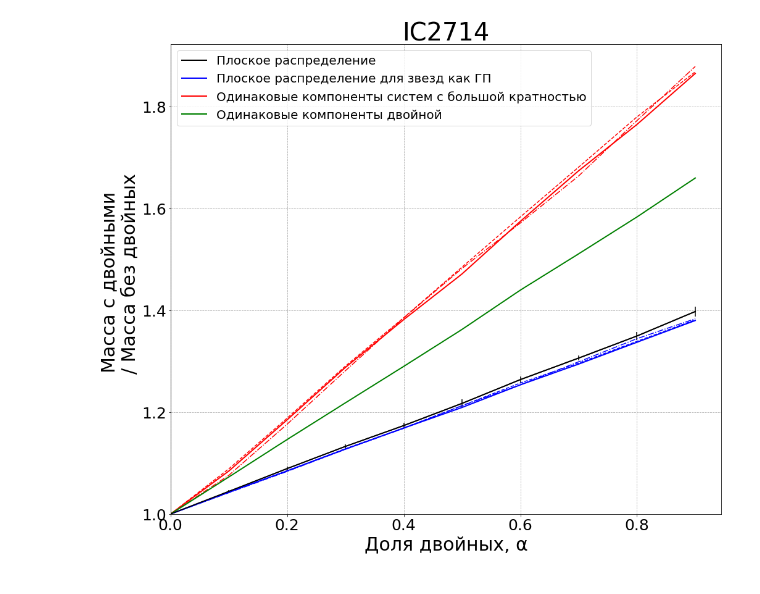
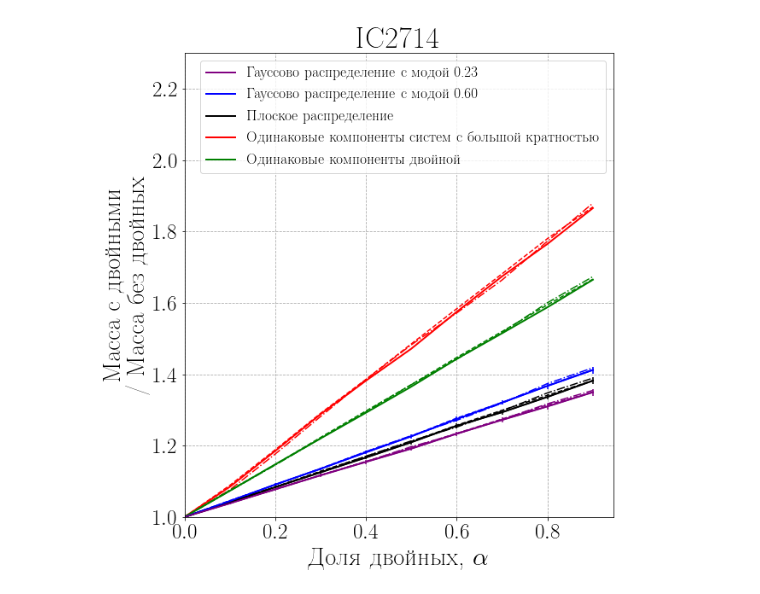
Before and after one commit to olgaborodina/Unresolved_stars_in_clusters, a Jupyter notebook: ClusterMass_graph.ipynb, the cells around one changed output. Drawn from its saved outputs; the diff is of its cells as text; code cells hidden in the pictures.

```diff
--- a/ClusterMass_graph.ipynb
+++ b/ClusterMass_graph.ipynb
@@ -1 +5,6 @@
+# %%
+cluster = 'IC2714'
+cluster_dir = Path(f'../{cluster}/')
+cluster_h = Path(f'../{cluster}/high/')
+cluster_l = Path(f'../{cluster}/low/')
 # %%
@@ -15,29 +30,46 @@ data_same_2 = pd.read_csv("alpha_IC2714_same_2.txt", delimiter='\t')
+# %%
+plt.rcParams.update({'font.size': 15})
+plt.rc('text', usetex=True)
+plt.rc('font', family='serif')
+plt.rc('text.latex', preamble=r'\usepackage[utf8]{inputenc}')
+plt.rc('text.latex', preamble=r'\usepackage[russian]{babel}')
 # %%
-fig, ax = plt.subplots(figsize=(16,14 ))
-ax.plot(data_fl['ALPHA'], data_fl['RATIO'], c = 'black', lw = 2, label ='Плоское распределение')
-#ax.plot(data_gauss['ALPHA'], data_gauss['RATIO'], c = 'red', lw = 2, label ='Гауссово распределение с модой 0.23')
-#ax.plot(data_gr['ALPHA'], data_gr['RATIO'], c = 'blue', lw = 2, label ='Гауссово распределение с модой 0.60')
-ax.plot(data_corrected['ALPHA'], data_corrected['RATIO'], c = 'blue', lw = 2, label = 'Плоское распределение для звезд как ГП')
-ax.plot(data_corrected_high['ALPHA'], data_corrected_high['RATIO'], c = 'blue', lw = 1.5, ls='--',label ='')
-ax.plot(data_corrected_low['ALPHA'], data_corrected_low['RATIO'], c = 'blue', lw = 1.5, ls='-.',label ='')
+fig, ax = plt.subplots(figsize=(9,10))
+
+ax.plot(data_gauss['ALPHA'], data_gauss['RATIO'], c = 'purple', lw = 2, label ='Гауссово распределение с модой 0.23')
+ax.plot(data_gauss_high['ALPHA'], data_gauss_high['RATIO'], c = 'purple', lw = 1.5, ls='--',label ='')
+ax.plot(data_gauss_low['ALPHA'], data_gauss_low['RATIO'], c = 'purple', lw = 1.5, ls='-.',label ='')
+
+ax.plot(data_gr['ALPHA'], data_gr['RATIO'], c = 'blue', lw = 2, label ='Гауссово распределение с модой 0.60')
+ax.plot(data_gr_high['ALPHA'], data_gr_high['RATIO'], c = 'blue', lw = 1.5, ls='--',label ='')
+ax.plot(data_gr_low['ALPHA'], data_gr_low['RATIO'], c = 'blue', lw = 1.5, ls='-.',label ='')
+
+ax.plot(data_fl['ALPHA'], data_fl['RATIO'], c = 'black', lw = 2, label = 'Плоское распределение')
+ax.plot(data_fl_high['ALPHA'], data_fl_high['RATIO'], c = 'black', lw = 1.5, ls='--',label ='')
+ax.plot(data_fl_low['ALPHA'], data_fl_low['RATIO'], c = 'black', lw = 1.5, ls='-.',label ='')
 
 ax.plot(data_same_4['ALPHA'], data_same_4['RATIO'], c = 'red', lw = 2, label = 'Одинаковые компоненты систем с большой кратностью')
 ax.plot(data_same_4_high['ALPHA'], data_same_4_high['RATIO'], c = 'red', lw = 1.5, ls='--',label ='')
 ax.plot(data_same_4_low['ALPHA'], data_same_4_low['RATIO'], c = 'red', lw = 1.5, ls='-.',label ='')
 
 ax.plot(data_same_2['ALPHA'], data_same_2['RATIO'], c = 'green', lw = 2, label = 'Одинаковые компоненты двойной')
+ax.plot(data_same_2_high['ALPHA'], data_same_2_high['RATIO'], c = 'green', lw = 1.5, ls='--',label ='')
+ax.plot(data_same_2_low['ALPHA'], data_same_2_low['RATIO'], c = 'green', lw = 1.5, ls='-.',label ='')
 
 ax.errorbar(data_fl['ALPHA'], data_fl['RATIO'], yerr = data_fl['RATIO SD'], c = 'black', label = None)
+ax.errorbar(data_gr['ALPHA'], data_gr['RATIO'], yerr = data_fl['RATIO SD'], c = 'blue', label = None)
+ax.errorbar(data_gauss['ALPHA'], data_gauss['RATIO'], yerr = data_fl['RATIO SD'], c = 'purple', label = None)
+
 locs, labels = plt.yticks()
 locs, labels = plt.xticks()
 ax.set_xlim(0)
-ax.set_ylim(1)
-ax.set_title("IC2714", size = 40)
+ax.set_ylim(1,2.3)
+ax.set_title(f"{cluster}", size = 40)
 ax.grid(c='#aaaaaa', ls='--')
-plt.legend(fontsize = 20)
-plt.xlabel('Доля двойных, \u03B1', size = 30)
-plt.ylabel("Масса с двойными \n  / Масса без двойных".expandtabs(), size = 30)
+plt.legend(fontsize = 17)
+plt.xlabel(r'Доля двойных, $\alpha$', size = 30)
+plt.ylabel(r"Масса с двойными \\  / Масса без двойных".expandtabs(), size = 30)
 ax.tick_params(axis='both', which='major', labelsize=25)
-plt.savefig("alphas_IC2714.png", dpi =200)
+plt.savefig(f"alphas_{cluster}.png", bbox_inches='tight')
 # %% [output]
-[figure, old version]
+[figure, new version]
```
Also changed, not shown: parts of 2 cells of this notebook.
